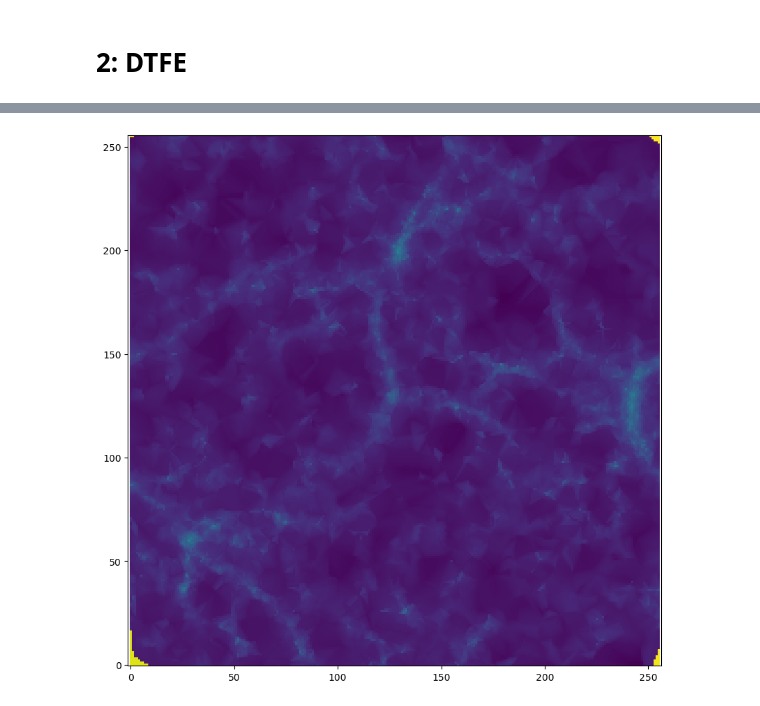
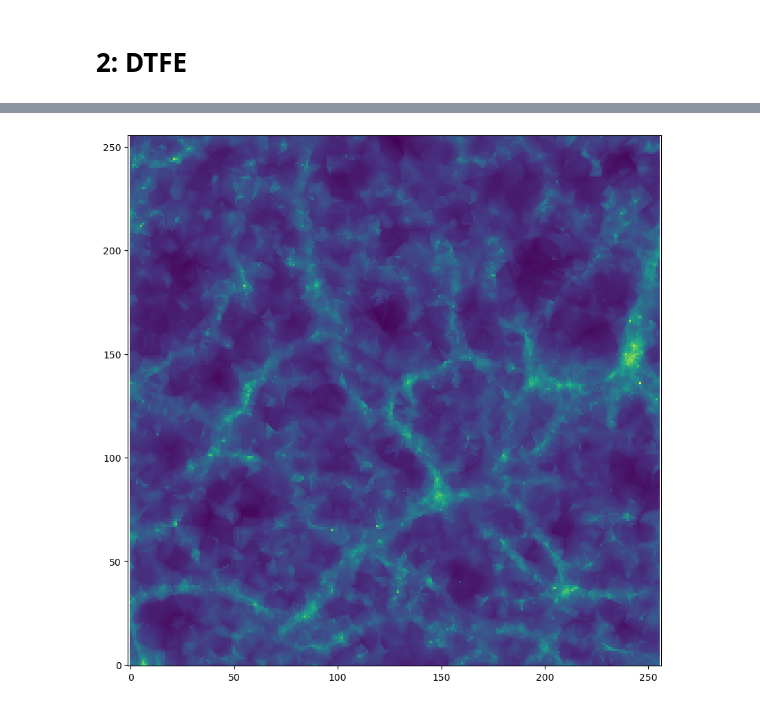
Before and after one commit to diodeamy/Thesis, a Jupyter notebook: code/DTFE_ThatAtLeastPlotsSomethingLOL.ipynb, the cells around one changed output, grey strips where cells are left out. Saved outputs shown, nothing was run; the diff lists cells and outputs as text; code cells hidden in the pictures.

```diff
--- a/code/DTFE_ThatAtLeastPlotsSomethingLOL.ipynb
+++ b/code/DTFE_ThatAtLeastPlotsSomethingLOL.ipynb
@@ -17,7 +17,7 @@ dm_pos = il.snapshot.loadSubset(basePath, 135, 'dm', ['Coordinates'])
 
 N_el = len(dm_pos)
 random = np.random.uniform(0,1,N_el)
-mask = random < 1/128
+mask = random < 1/20
 # %%
 dm_pos_small = dm_pos[mask]
 # %%
@@ -227,5 +260,5 @@ def densPlot(data, imageSize):
 # %%
-n = 256
+n = 512
 L = 75000
 
 X, Y, Z = np.meshgrid(np.linspace(0.01*L, 0.99*L, n),
@@ -258,0 +267,4 @@ array([[[-1.49554854e-01, -1.50648442e-01, -1.51742029e-01, ...,
+# %%
+%%time
+d = dtfe.density(X.flat, Y.flat, Z.flat).reshape((n,n,n))
+dens = d[1:n-1, 1:n-1, 1:n-1]
@@ -259,4 +278,4 @@ array([[[-1.49554854e-01, -1.50648442e-01, -1.51742029e-01, ...,
 # %%
-densPlot(np.log(dens[0]), 10)
+densPlot(np.log(dens[int(n/2)]), 10)
 # %% [output]
-[figure, old version]
+[figure, new version]
```
Also changed, not shown: parts of 14 cells of this notebook.
